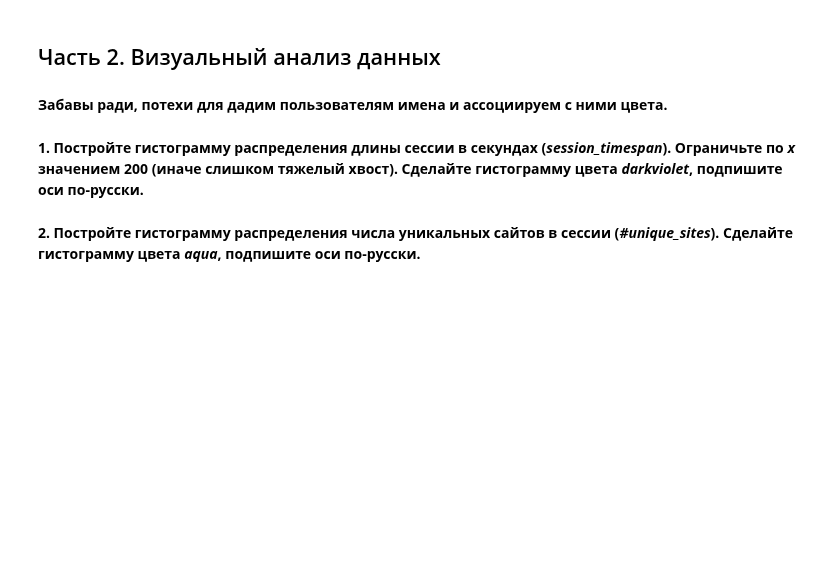
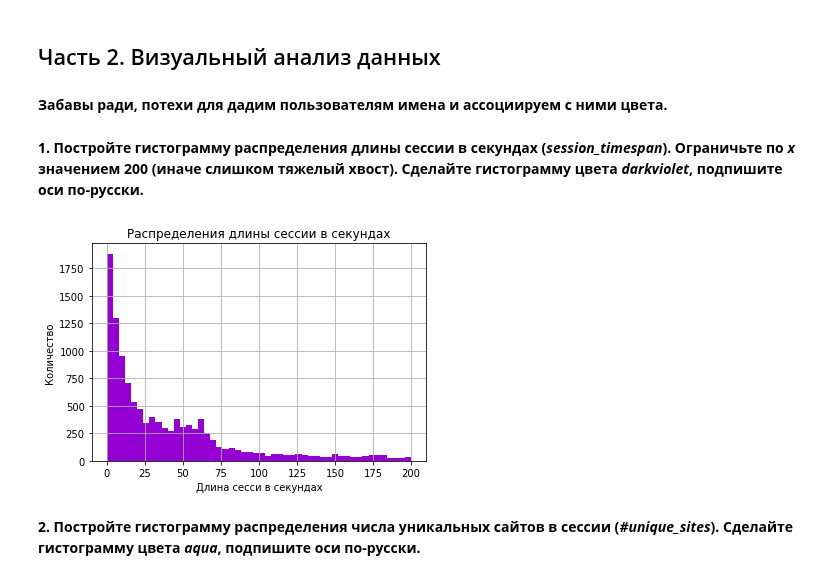
Before and after one commit to dminikorenb/DataLearning, a Jupyter notebook: dminik6_w3.ipynb, the cells around one changed output. Saved outputs shown, nothing was run; the diff lists cells and outputs as text; code cells hidden in the pictures; blank space fills up the shorter version.

```diff
--- a/dminik6_w3.ipynb
+++ b/dminik6_w3.ipynb
@@ -205,2 +218,14 @@ train_data_10users['session_timespan']  ''' ВАШ КОД ЗДЕСЬ '''
+# %%
+plt.hist(train_data_10users['session_timespan'].values, 50,
+         range=[0, 200],  facecolor='darkviolet')
+
+plt.xlabel('Длина сесси в секундах')
+plt.ylabel('Количество')
+plt.title('Распределение длины сессии в секундах')
+## plt.text(60, .025, r'$\mu=100,\ \sigma=15$')
+plt.grid(True)
+plt.show()
+# %% [output]
+[figure, added]
 # %% [markdown]
 **2. Постройте гистограмму распределения числа уникальных сайтов в сессии (*#unique_sites*). Сделайте гистограмму цвета *aqua*, подпишите оси по-русски.**
```
Also changed, not shown: parts of 25 cells of this notebook.
